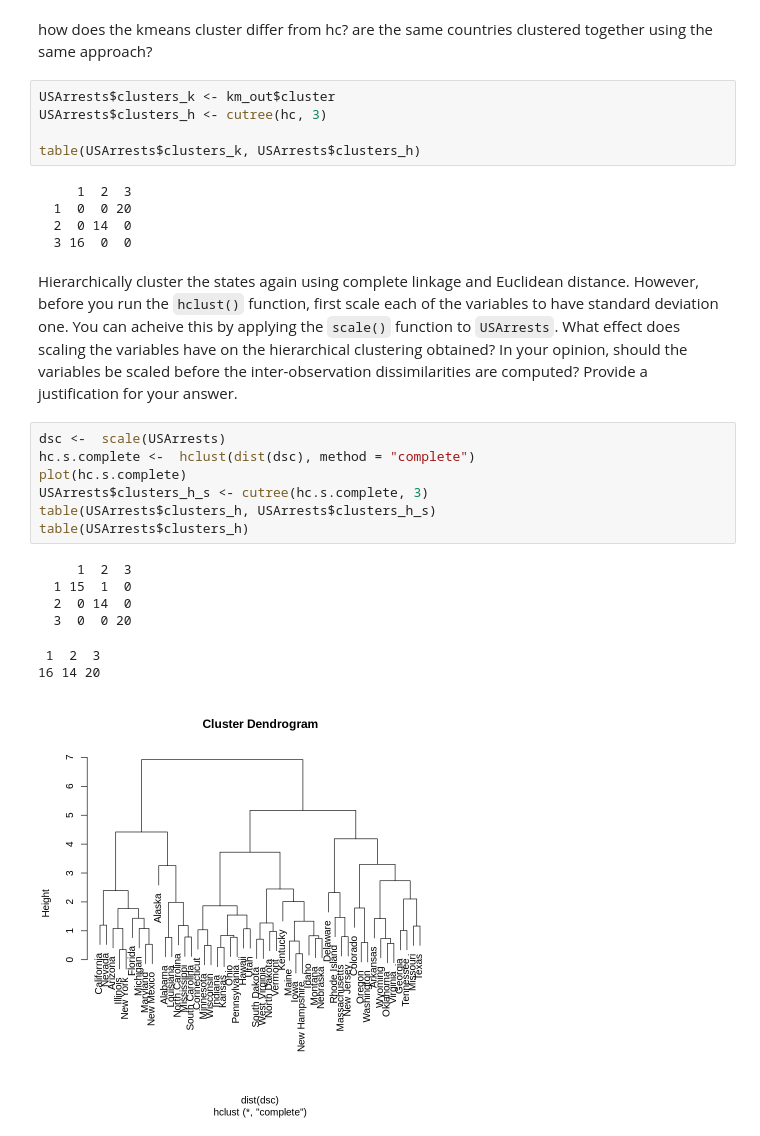
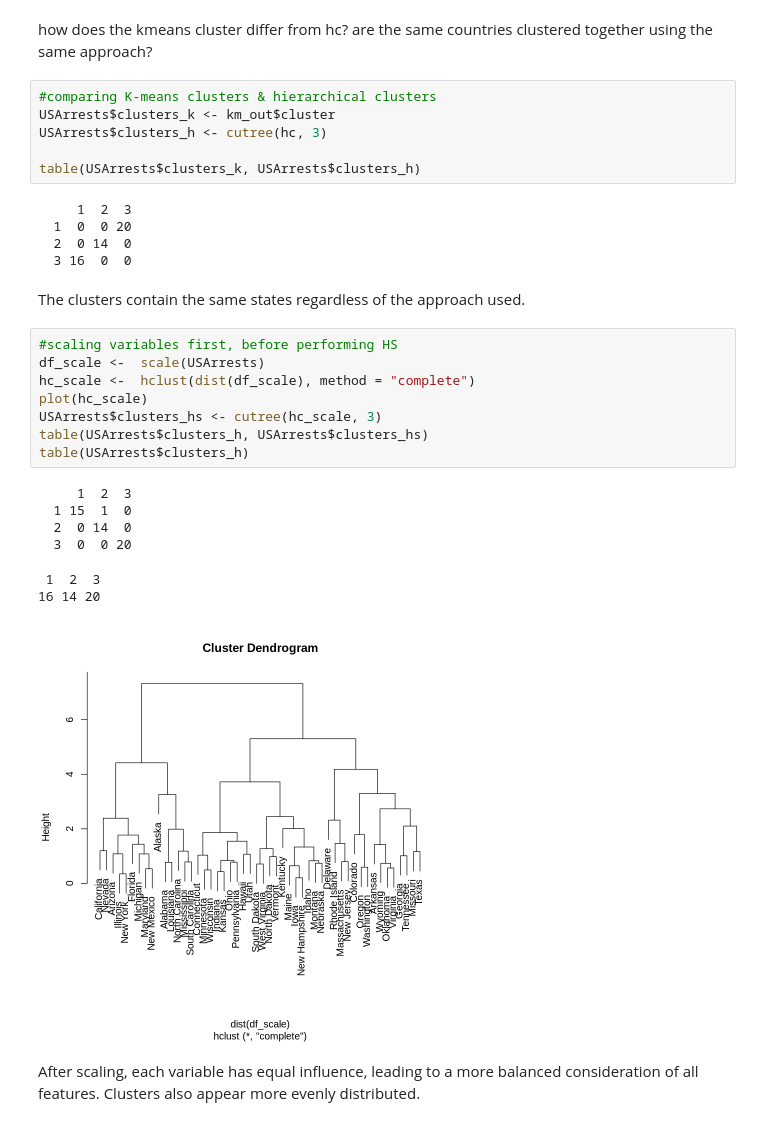
Before and after one commit to nuraishasb/UnsupervisedML, a Jupyter notebook: R_UnsupervisedML.ipynb, the cells around one changed output. Saved outputs shown, nothing was run; the diff lists cells and outputs as text.

```diff
--- a/R_UnsupervisedML.ipynb
+++ b/R_UnsupervisedML.ipynb
@@ -231,6 +235,7 @@ table(cutree(hc, 3))
 how does the kmeans cluster differ from hc?
 are the same countries clustered together using the same approach?
 # %%
+#comparing K-means clusters & hierarchical clusters
 USArrests$clusters_k <- km_out$cluster
 USArrests$clusters_h <- cutree(hc, 3)
 
@@ -240,20 +245,23 @@ table(USArrests$clusters_k, USArrests$clusters_h)
   1  0  0 20
   2  0 14  0
   3 16  0  0
-# %% [markdown]
-Hierarchically cluster the states again using complete linkage and Euclidean distance. However, before you run the `hclust()` function, first scale each of the variables to have standard deviation one. You can acheive this by applying the `scale()` function to `USArrests`. What effect does scaling the variables have on the hierarchical clustering obtained? In your opinion, should the variables be scaled before the inter-observation dissimilarities are computed? Provide a justification for your answer.
+# %% [markdown]
+The clusters contain the same states regardless of the approach used.
 # %%
-dsc <-  scale(USArrests)
-hc.s.complete <-  hclust(dist(dsc), method = "complete")
-plot(hc.s.complete)
-USArrests$clusters_h_s <- cutree(hc.s.complete, 3)
-table(USArrests$clusters_h, USArrests$clusters_h_s)
+#scaling variables first, before performing HS
+df_scale <-  scale(USArrests)
+hc_scale <-  hclust(dist(df_scale), method = "complete")
+plot(hc_scale)
+USArrests$clusters_hs <- cutree(hc_scale, 3)
+table(USArrests$clusters_h, USArrests$clusters_hs)
 table(USArrests$clusters_h)
 # %% [output]
      1  2  3
   1 15  1  0
   2  0 14  0
   3  0  0 20
  1  2  3
 16 14 20
-[figure, old version]
+[figure, new version]
+# %% [markdown]
+After scaling, each variable has equal influence, leading to a more balanced consideration of all features. Clusters also appear more evenly distributed.
```
Also changed, not shown: parts of 31 cells of this notebook.
